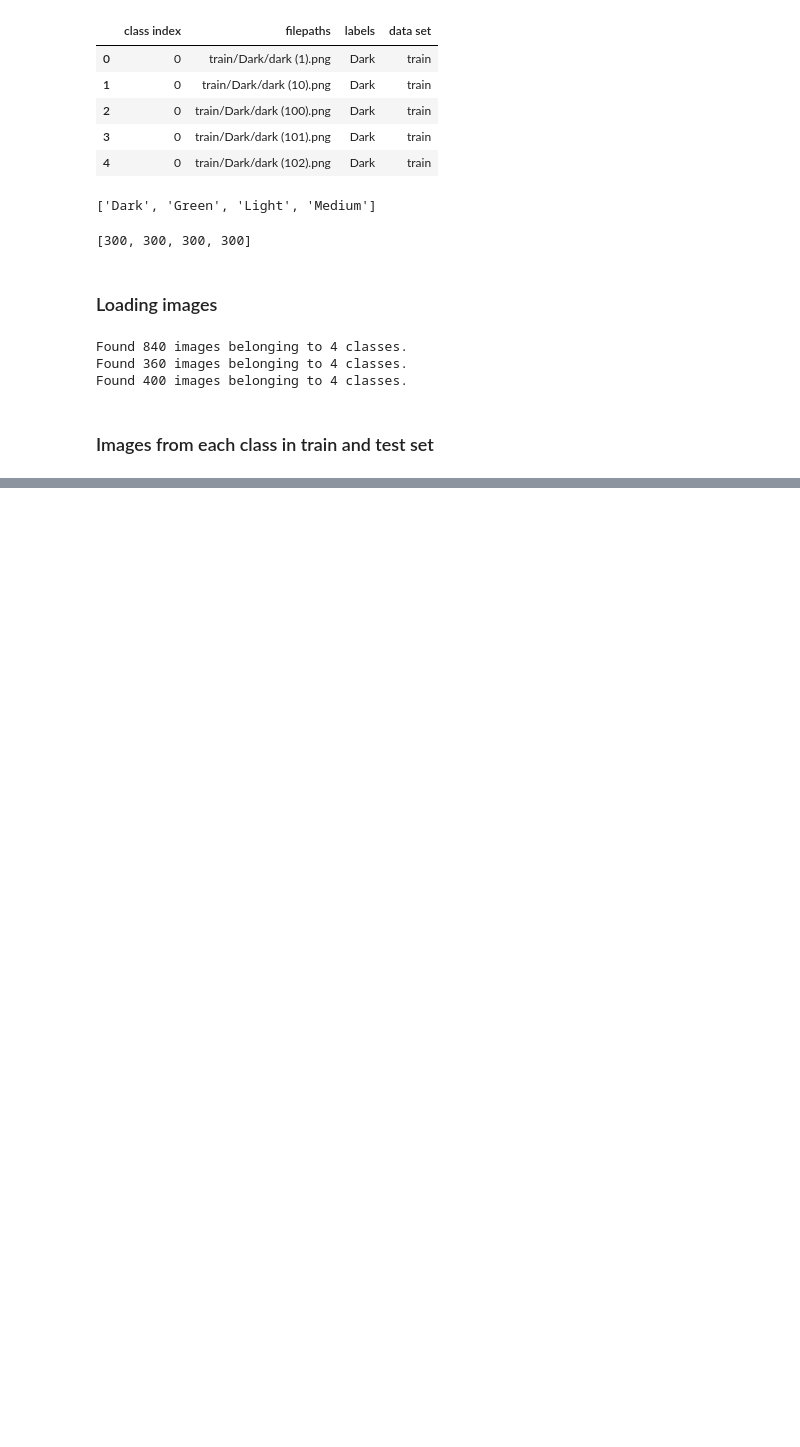
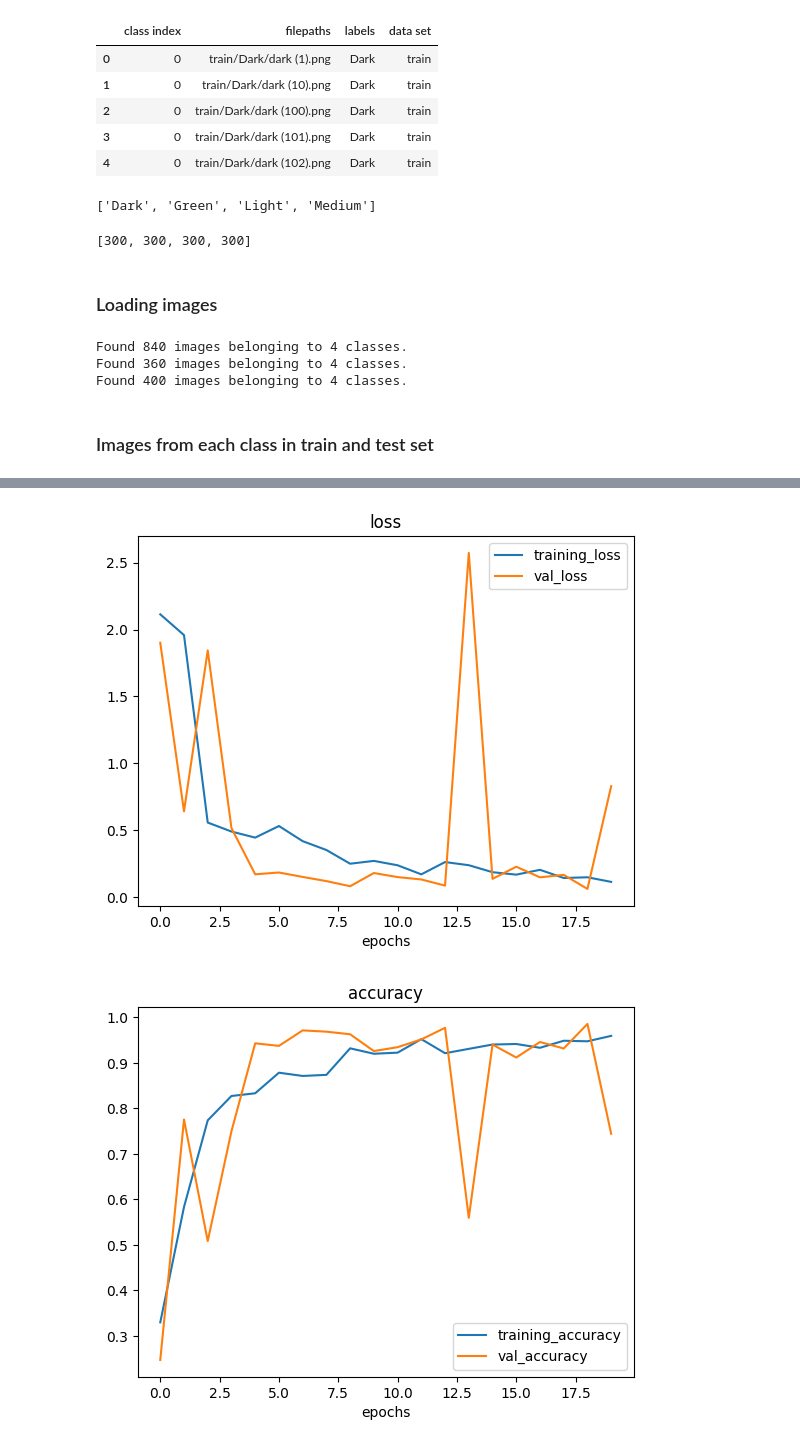
Before and after one commit to tea561/ML, a Jupyter notebook: Projekat3/proj3.ipynb, the cells around one changed output, grey strips where cells are left out. Cells and saved outputs as stored; diff of their text form; code cells hidden in the pictures; blank space fills up the shorter version.

```diff
--- a/Projekat3/proj3.ipynb
+++ b/Projekat3/proj3.ipynb
@@ -258,0 +106,25 @@ hist = model.fit(train_data, steps_per_epoch = len(train_data), validation_data
+# %%
+def plot_loss_curves(history):
+
+  loss = history.history["loss"]
+  val_loss = history.history["val_loss"]
+
+  accuracy = history.history["accuracy"]
+  val_accuracy = history.history["val_accuracy"]
+
+  epochs = range(len(history.history["loss"]))
+
+  #plot loss
+  plt.plot(epochs, loss, label = "training_loss")
+  plt.plot(epochs, val_loss, label = "val_loss")
+  plt.title("loss")
+  plt.xlabel("epochs")
+  plt.legend()
+
+  #plot accuracy
+  plt.figure()
+  plt.plot(epochs, accuracy, label = "training_accuracy")
+  plt.plot(epochs, val_accuracy, label = "val_accuracy")
+  plt.title("accuracy")
+  plt.xlabel("epochs")
+  plt.legend()
@@ -258,0 +144,12 @@ hist = model.fit(train_data, steps_per_epoch = len(train_data), validation_data
+# %%
+model_1 = Sequential()
+model_1.add(Conv2D(32, (3,3), input_shape = (224,224,3), activation="relu"))
+model_1.add(MaxPooling2D(2,2))
+model_1.add(Conv2D(32, (3,3), activation="relu"))
+model_1.add(MaxPooling2D(2,2))
+model_1.add(Conv2D(32, (3,3), activation="relu"))
+model_1.add(MaxPooling2D(2,2))
+model_1.add(Flatten())
+model_1.add(Dense(512, activation="relu"))
+model_1.add(Dropout(0.2))
+model_1.add(Dense(4, activation='softmax'))
@@ -258,0 +176,4 @@ hist = model.fit(train_data, steps_per_epoch = len(train_data), validation_data
+# %%
+model_1.compile(loss = 'categorical_crossentropy', optimizer = 'rmsprop', metrics=['accuracy'])
+# %%
+history_1 = model_1.fit(train_data, epochs=20, steps_per_epoch=len(train_data), validation_data=validation_data, validation_steps=validation_data.samples // 32)
@@ -258,0 +205,5 @@ hist = model.fit(train_data, steps_per_epoch = len(train_data), validation_data
+# %%
+plot_loss_curves(history_1)
+# %% [output]
+[figure, added]
+[figure, added]
```
Also changed, not shown: parts of 39 cells of this notebook.
